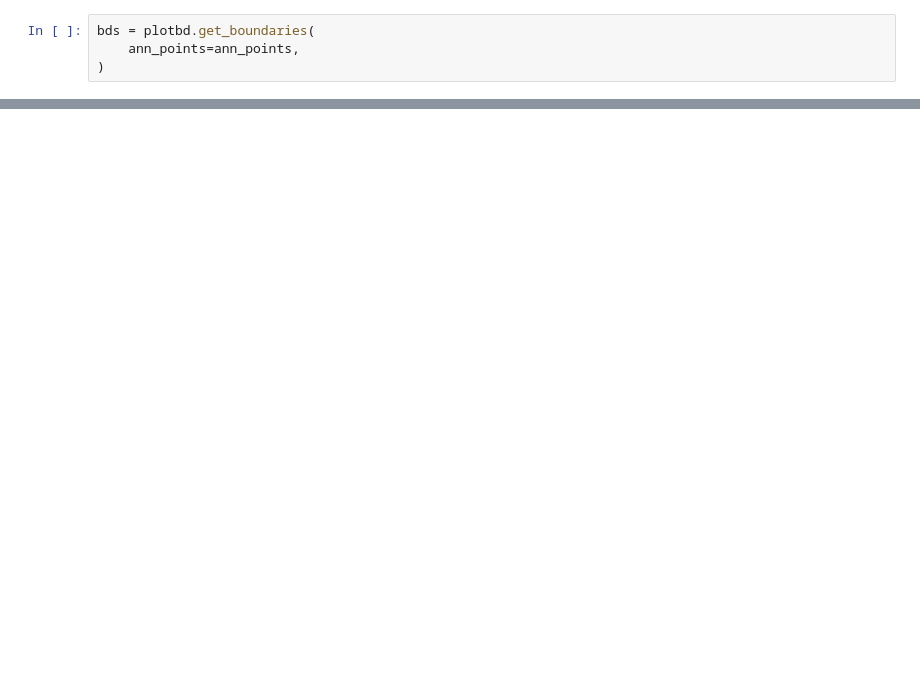
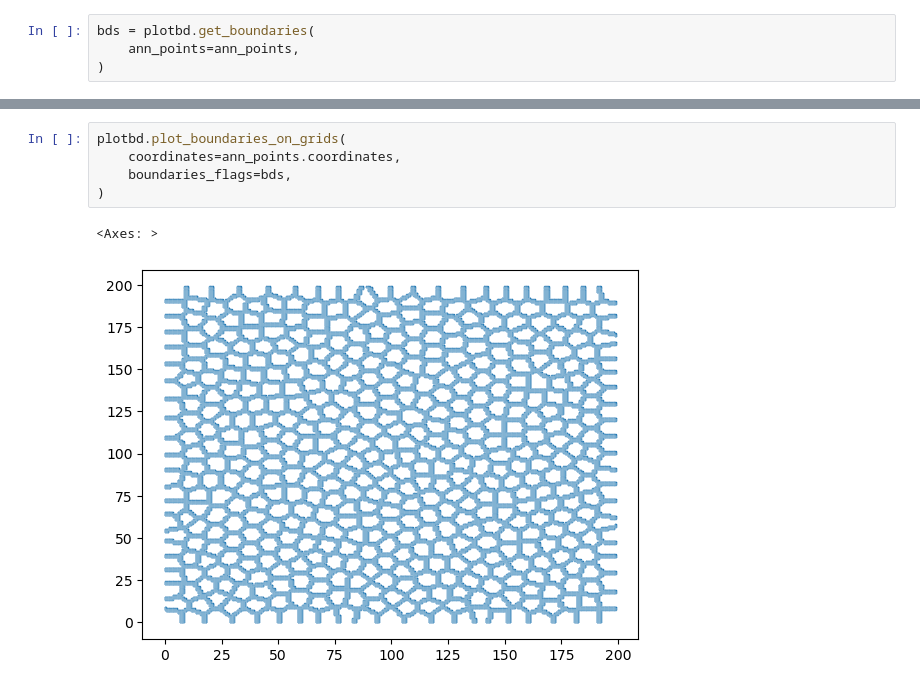
Before and after one commit to LIU-Xnd/plotbd, a Jupyter notebook: demo/demo.ipynb, the cells around one changed output, grey strips where cells are left out. Drawn from its saved outputs; the diff is of its cells as text; blank space fills up the shorter version.

Commit message:
v0.2.0 - Plot in gridmesh.

```diff
--- a/demo/demo.ipynb
+++ b/demo/demo.ipynb
@@ -53,0 +54,8 @@ sns.scatterplot(
+# %%
+plotbd.plot_boundaries_on_grids(
+    coordinates=ann_points.coordinates,
+    boundaries_flags=bds,
+)
+# %% [output]
+<Axes: >
+[figure, added]
```
Also changed, not shown: parts of 3 cells of this notebook, 1 other file.
